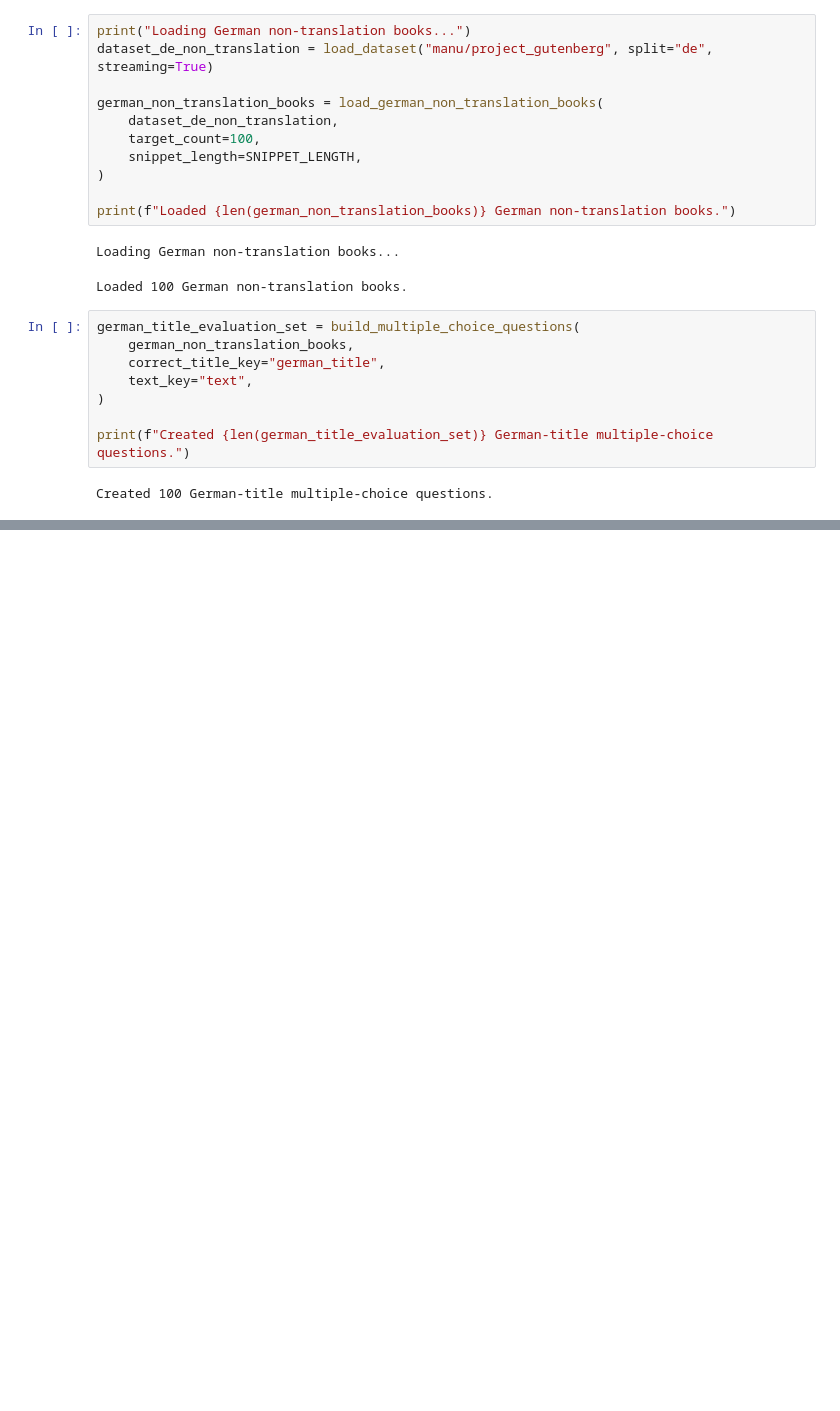
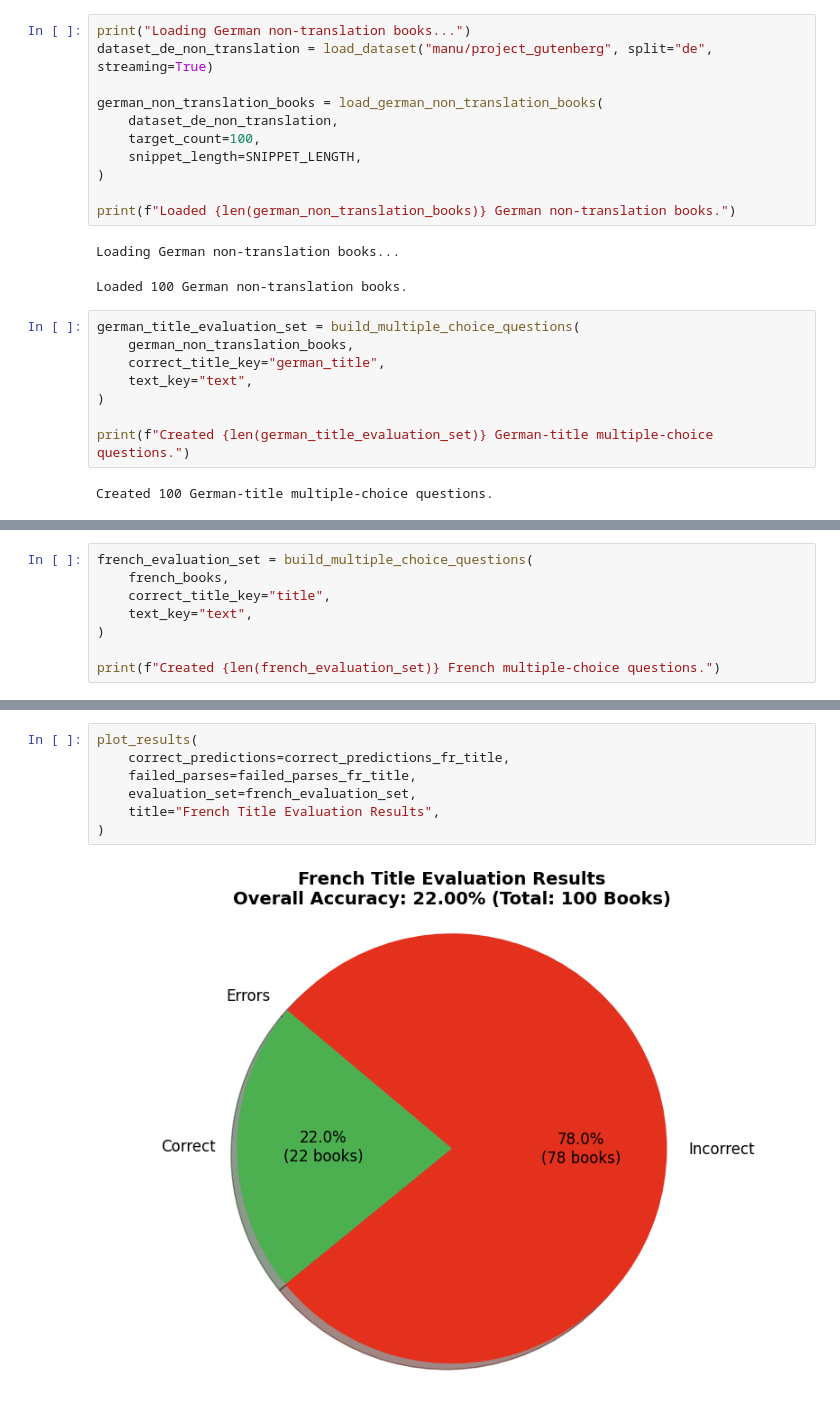
Before and after one commit to jazin7/responsible_ai, a Jupyter notebook: LLM_Literature.ipynb, the cells around one changed output, grey strips where cells are left out. Cells and saved outputs as stored; diff of their text form; blank space fills up the shorter version.

```diff
--- a/LLM_Literature.ipynb
+++ b/LLM_Literature.ipynb
@@ -811,0 +831,8 @@ plot_results(
+# %%
+french_evaluation_set = build_multiple_choice_questions(
+    french_books,
+    correct_title_key="title",
+    text_key="text",
+)
+
+print(f"Created {len(french_evaluation_set)} French multiple-choice questions.")
@@ -811,0 +920,9 @@ plot_results(
+# %%
+plot_results(
+    correct_predictions=correct_predictions_fr_title,
+    failed_parses=failed_parses_fr_title,
+    evaluation_set=french_evaluation_set,
+    title="French Title Evaluation Results",
+)
+# %% [output]
+[figure, added]
```
Also changed, not shown: parts of 15 cells of this notebook.
